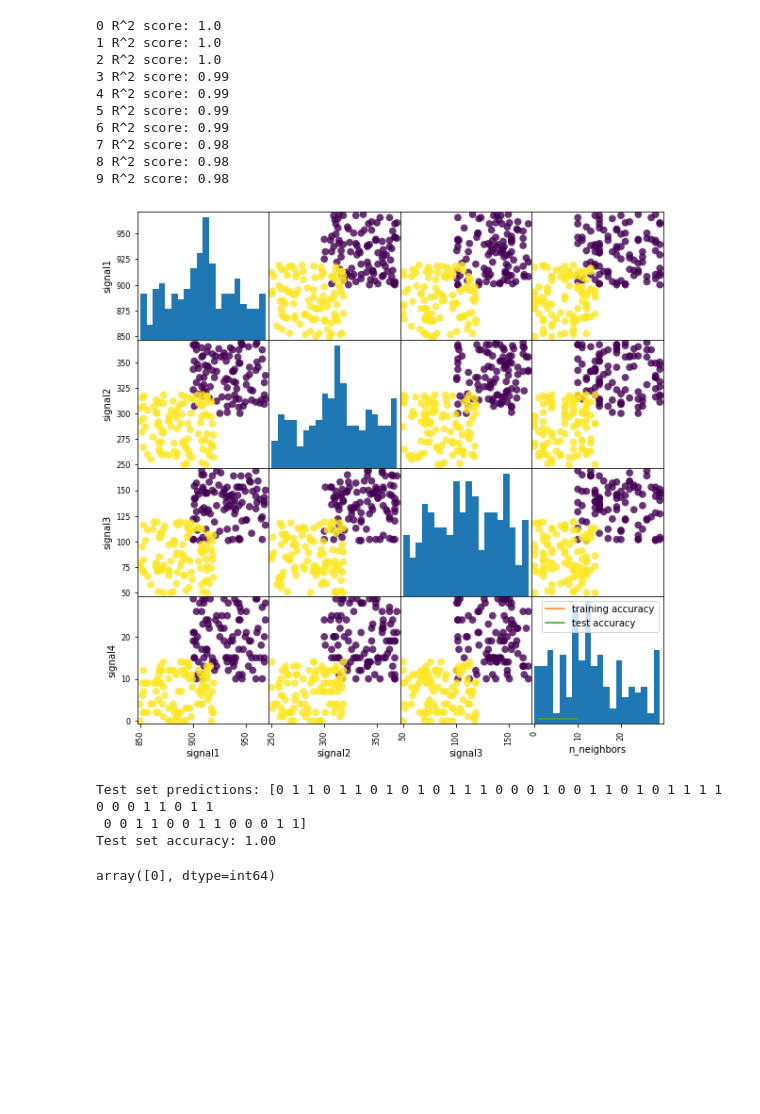
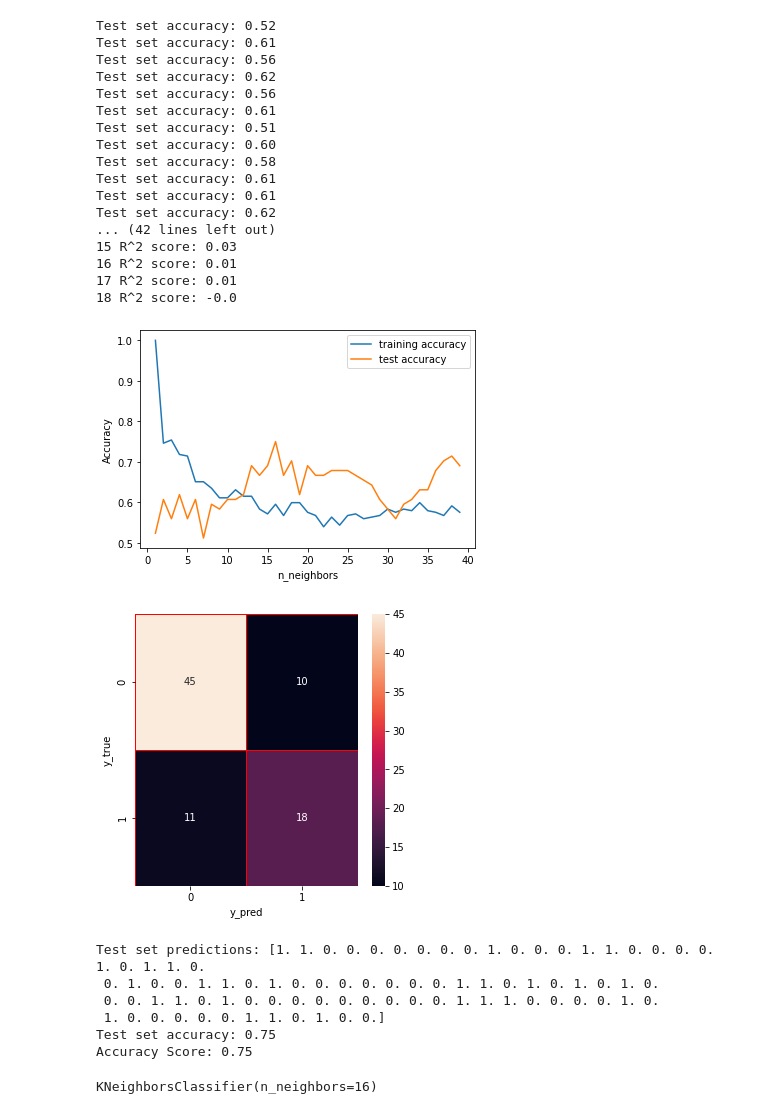
Before and after one commit to ibrahimgns1/BrainTtechs.github.io, a Jupyter notebook: ml-algorithms/ml_algorithms.ipynb, the cells around one changed output. Cells and saved outputs as stored; diff of their text form; code cells hidden in the pictures; blank space fills up the shorter version.

```diff
--- a/ml-algorithms/ml_algorithms.ipynb
+++ b/ml-algorithms/ml_algorithms.ipynb
@@ -25,68 +106,93 @@ def knn_finder(X,y):
     training_accuracy = []
     test_accuracy = []
     max = []
-    neighbors_settings = range(1, 11)
+    neighbors_settings = range(1, 40)
 
-    X_train, X_test, y_train, y_test = train_test_split(X, y, random_state=0)
+    X_train, X_test, y_train, y_test = train_test_split(X, y, random_state=4,test_size=0.25)
     for n_neighbors in neighbors_settings:
         clf = KNeighborsClassifier(n_neighbors=n_neighbors)
         clf.fit(X_train, y_train)
         training_accuracy.append(clf.score(X_train, y_train))
         test_accuracy.append(clf.score(X_test, y_test))
+        print("Test set accuracy: {:.2f}".format(clf.score(X_test, y_test)))
     plt.plot(neighbors_settings, training_accuracy, label="training accuracy")
     plt.plot(neighbors_settings, test_accuracy, label="test accuracy")
     plt.ylabel("Accuracy")
     plt.xlabel("n_neighbors")
     plt.legend()
 
     for n in range(10):
         max.append(training_accuracy[n] * 0.7 + test_accuracy[n] * 0.3)
     return np.argmax(max) + 1
 def knn_predict(X,y):
-    neighbors_settings = range(1, 11)
+    neighbors_settings = range(1, 20)
     r2 = []
-    X_train, X_test, y_train, y_test = train_test_split(X, y, random_state=0)
+    X_train, X_test, y_train, y_test = train_test_split(X, y, random_state=4,train_size=0.75)
     for n_neighbors in neighbors_settings:
         reg = KNeighborsRegressor(n_neighbors=n_neighbors)
         reg.fit(X_train, y_train)
         r2.append(reg.score(X_test, y_test))
-    for n in range(10):
+    for n in range(19):
         print(f"{n} R^2 score: {r2[n].round(2)}")
 
 
-scatter_matrix(dataset.iloc[:, 0:4],c=y,figsize=(10,10),marker ='o',
-                       hist_kwds={'bins':20},s=60,alpha=.8);
+#scatter_matrix(dataset.iloc[:, 0:19],c=y,figsize=(10,10),marker ='o',
+ #                      hist_kwds={'bins':20},s=60,alpha=.8);
 
 knn_finder(X,y)
 knn_predict(X,y)
 # %% [output]
-0 R^2 score: 1.0
-1 R^2 score: 1.0
-2 R^2 score: 1.0
-3 R^2 score: 0.99
-4 R^2 score: 0.99
-5 R^2 score: 0.99
-6 R^2 score: 0.99
-7 R^2 score: 0.98
-8 R^2 score: 0.98
-9 R^2 score: 0.98
+Test set accuracy: 0.52
+Test set accuracy: 0.61
+Test set accuracy: 0.56
+Test set accuracy: 0.62
+Test set accuracy: 0.56
+Test set accuracy: 0.61
+Test set accuracy: 0.51
+Test set accuracy: 0.60
+Test set accuracy: 0.58
+Test set accuracy: 0.61
+Test set accuracy: 0.61
+Test set accuracy: 0.62
+... (42 lines left out)
+15 R^2 score: 0.03
+16 R^2 score: 0.01
+17 R^2 score: 0.01
+18 R^2 score: -0.0
-[figure, old version]
+[figure, new version]
 # %%
+from sklearn.metrics import confusion_matrix
 def knn_algorithm(X,y):
-    X_train, X_test, y_train, y_test = train_test_split(X, y, random_state=0)
-    clf = KNeighborsClassifier(n_neighbors=2)
+    X_train, X_test, y_train, y_test = train_test_split(X, y, random_state=4,test_size=0.25)
+    clf = KNeighborsClassifier(n_neighbors=16)
     clf.fit(X_train, y_train)
     y_pred = clf.predict(X_test)
+    y_true=y_test
+    cm = confusion_matrix(y_true, y_pred)
 
+    f, ax =plt.subplots(figsize = (5,5))
+
+    sns.heatmap(cm,annot = True, linewidths= 0.5, linecolor="red", fmt=".0f", ax=ax)
+    plt.xlabel("y_pred")
+    plt.ylabel("y_true")
+    plt.show()
+    scores = cross_val_score(clf,X_train,y_train,cv=12,scoring='accuracy')
     print("Test set predictions: {}".format(clf.predict(X_test)))
     print("Test set accuracy: {:.2f}".format(clf.score(X_test, y_test)))
+    #print("Cross Validation Accuracy Scores:")
+    #print(scores)
+    print("Accuracy Score:", accuracy_score(y_pred,y_test))
+    return clf
 
-    return clf
-knn_algorithm(X,y).predict([[920,280,180,6]])
+knn_algorithm(X,y)
 # %% [output]
+[figure, added]
-Test set predictions: [0 1 1 0 1 1 0 1 0 1 0 1 1 1 0 0 0 1 0 0 1 1 0 1 0 1 1 1 1 0 0 0 1 1 0 1 1
- 0 0 1 1 0 0 1 1 0 0 0 1 1]
-Test set accuracy: 1.00
+Test set predictions: [1. 1. 0. 0. 0. 0. 0. 0. 0. 1. 0. 0. 0. 1. 1. 0. 0. 0. 0. 1. 0. 1. 1. 0.
+ 0. 1. 0. 0. 1. 1. 0. 1. 0. 0. 0. 0. 0. 0. 0. 1. 1. 0. 1. 0. 1. 0. 1. 0.
+ 0. 0. 1. 1. 0. 1. 0. 0. 0. 0. 0. 0. 0. 0. 0. 1. 1. 1. 0. 0. 0. 0. 1. 0.
+ 1. 0. 0. 0. 0. 0. 1. 1. 0. 1. 0. 0.]
+Test set accuracy: 0.75
+Accuracy Score: 0.75
-array([0], dtype=int64)
+KNeighborsClassifier(n_neighbors=16)
 # %%
 def treeAlgorithm(X,y):
```
Also changed, not shown: parts of 13 cells of this notebook, 3 other files.
